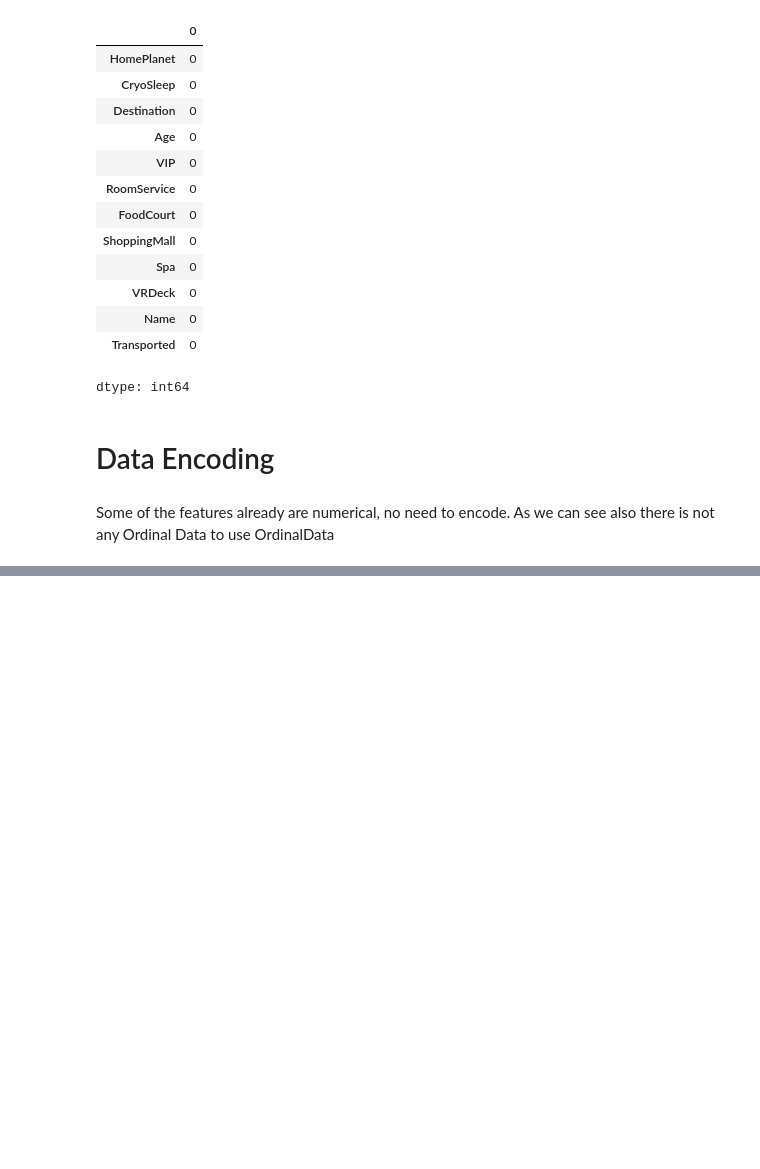
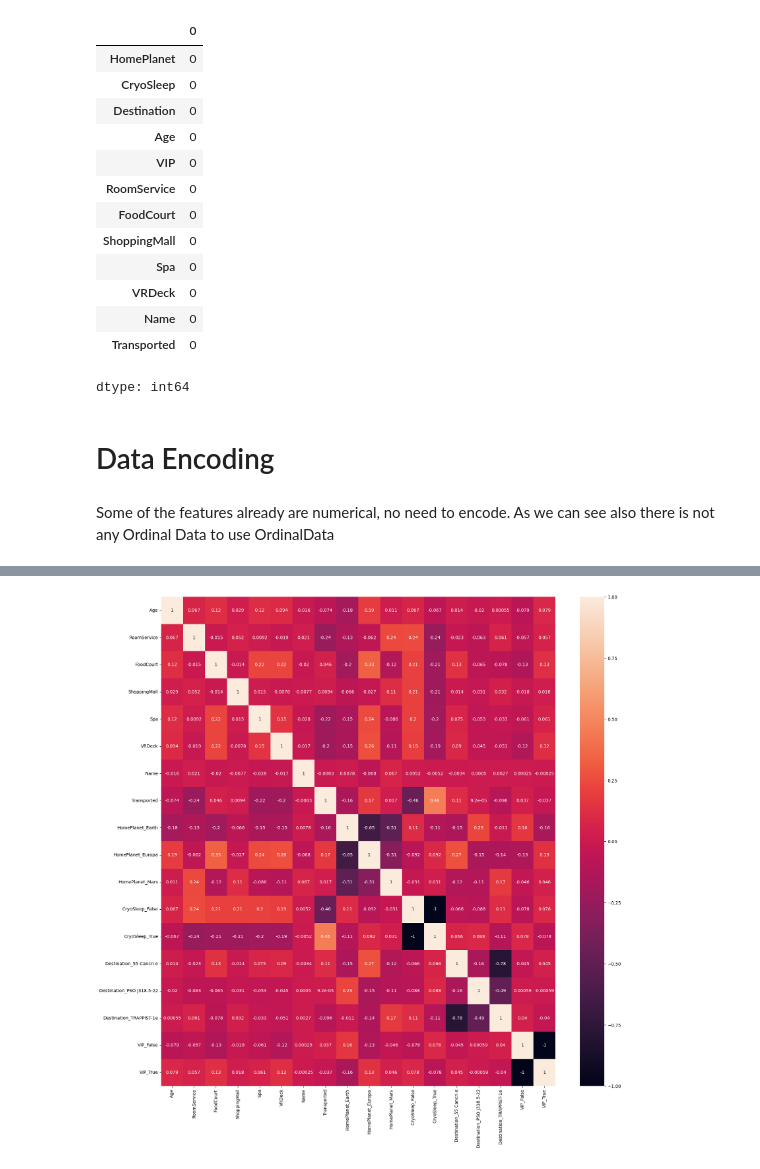
Before and after one commit to artanebibi/datascience, a Jupyter notebook: Data_preparation.ipynb, the cells around one changed output, grey strips where cells are left out. Saved outputs shown, nothing was run; the diff lists cells and outputs as text; code cells hidden in the pictures; blank space fills up the shorter version.

```diff
--- a/Data_preparation.ipynb
+++ b/Data_preparation.ipynb
@@ -336,0 +385,6 @@ df
+# %%
+plt.figure(figsize=(20,20))
+sns.heatmap(df.corr(), annot = True)
+plt.show()
+# %% [output]
+[figure, added]
```
Also changed, not shown: parts of 13 cells of this notebook.
